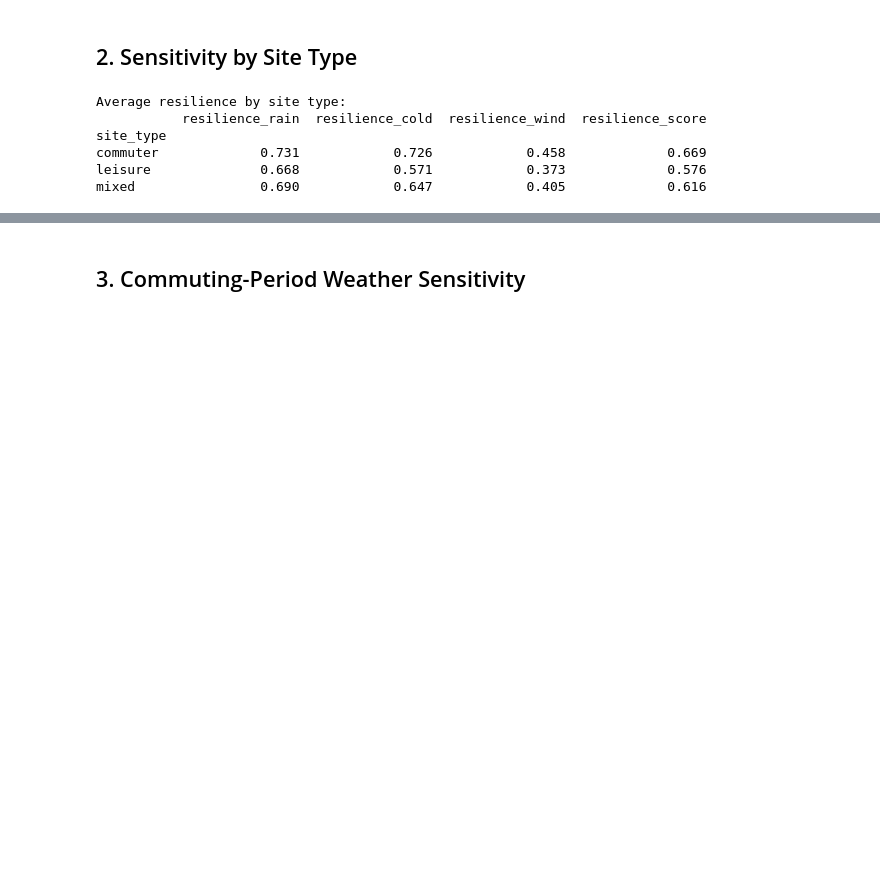
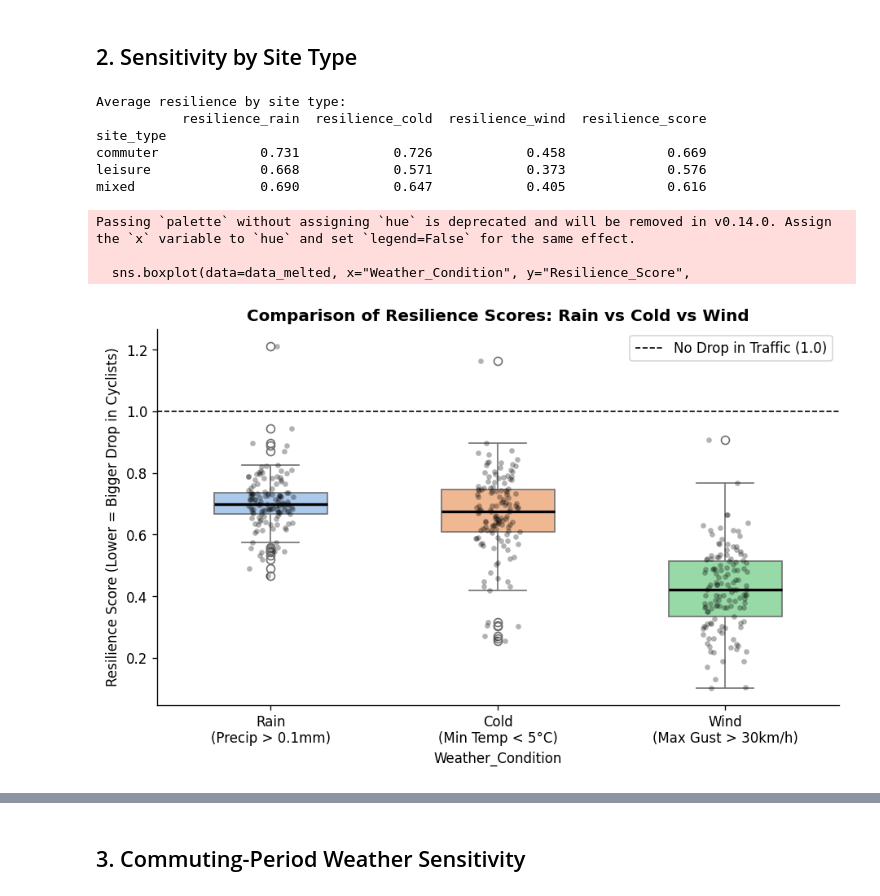
Before and after one commit to Queena34/mda-cycling-weather-group6, a Jupyter notebook: notebooks/09_sensitivity_analysis.ipynb, the cells around one changed output, grey strips where cells are left out. Drawn from its saved outputs; the diff is of its cells as text; code cells hidden in the pictures; blank space fills up the shorter version.

Commit message:
add test and visualisation for same sites + differen conditions

```diff
--- a/notebooks/09_sensitivity_analysis.ipynb
+++ b/notebooks/09_sensitivity_analysis.ipynb
@@ -131,3 +133,30 @@ site_type
 commuter             0.731            0.726            0.458             0.669
 leisure              0.668            0.571            0.373             0.576
 mixed                0.690            0.647            0.405             0.616
+# %%
+# ── 1. check the sensitivity by bad weather types────────────────────────────────
+weather_vars = ["resilience_rain", "resilience_cold", "resilience_wind"]
+data_melted = resilience.melt(id_vars=["site ID", "naam"],
+                              value_vars=weather_vars,
+                              var_name="Weather_Condition",
+                              value_name="Resilience_Score")
+
+plt.figure(figsize=(9, 5), dpi=120)
+
+sns.boxplot(data=data_melted, x="Weather_Condition", y="Resilience_Score",
+            palette="pastel", width=0.5, medianprops=dict(color="black", linewidth=2))
+sns.stripplot(data=data_melted, x="Weather_Condition", y="Resilience_Score",
+              color="black", alpha=0.3, jitter=True, size=4)
+
+plt.axhline(1.0, color="black", linestyle="--", linewidth=1, label="No Drop in Traffic (1.0)")
+plt.title("Comparison of Resilience Scores: Rain vs Cold vs Wind", fontweight="bold")
+plt.ylabel("Resilience Score (Lower = Bigger Drop in Cyclists)")
+plt.xticks(ticks=[0, 1, 2], labels=["Rain\n(Precip > 0.1mm)", "Cold\n(Min Temp < 5°C)", "Wind\n(Max Gust > 30km/h)"])
+plt.legend()
+sns.despine()
+plt.show()
+# %% [output]
+Passing `palette` without assigning `hue` is deprecated and will be removed in v0.14.0. Assign the `x` variable to `hue` and set `legend=False` for the same effect.
+
+  sns.boxplot(data=data_melted, x="Weather_Condition", y="Resilience_Score",
+[figure, added]
```
Also changed, not shown: parts of 4 cells of this notebook.
